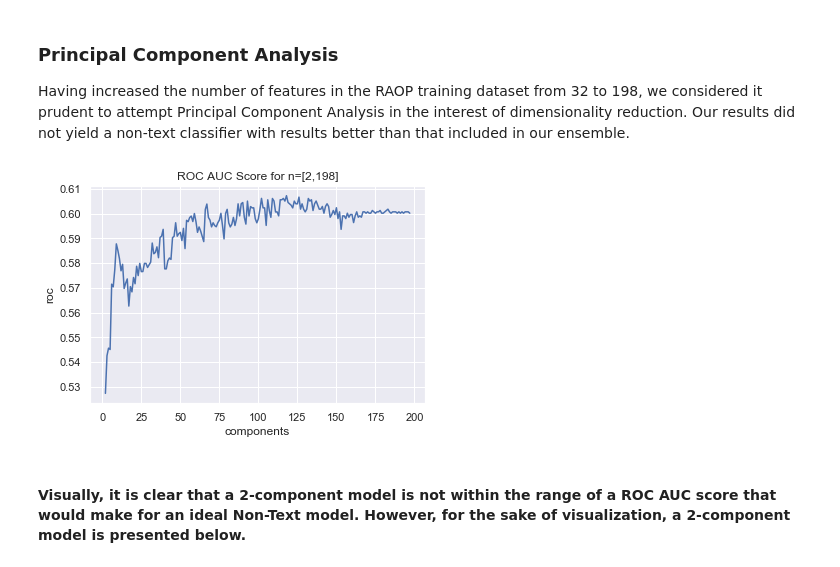
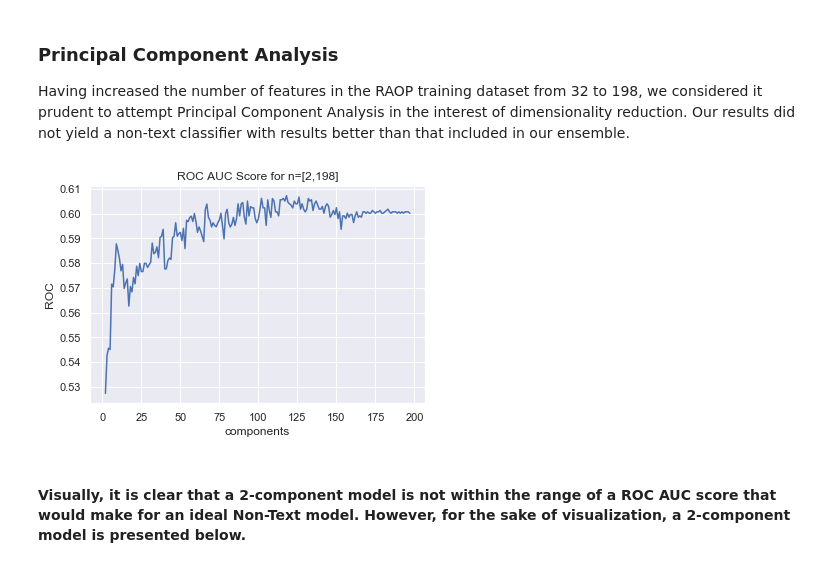
Before and after one commit to gkarnataki/w207-final-project, a Jupyter notebook: RAOP-Final.ipynb, the cells around one changed output. Saved outputs shown, nothing was run; the diff lists cells and outputs as text; code cells hidden in the pictures.

```diff
--- a/RAOP-Final.ipynb
+++ b/RAOP-Final.ipynb
@@ -789,25 +789,26 @@ Having increased the number of features in the RAOP training dataset from 32 to
 # %%
 from sklearn.decomposition import PCA
 
 def run_pca(components):
     roc = []
     for comp in components:
         pca = PCA(n_components=comp)
 
         train_data1_pca = pca.fit_transform(train_data1)
         dev_data1_pca = pca.transform(dev_data1)
 
         lr = LogisticRegression(C=0.01,penalty='l2',random_state=42).fit(train_data1_pca,train_labels)
         roc.append(metrics.roc_auc_score(dev_labels,lr.predict(dev_data1_pca)))
     return roc
 
 components = range(2,198)
 roc = run_pca(components)
-scores = pd.DataFrame({'components':components, 'roc':roc})
-ax = sns.lineplot(x="components", y="roc", data=scores)
+scores = pd.DataFrame({'components':components, 'ROC':roc})
+ax = sns.lineplot(x="components", y="ROC", data=scores)
 ax.set_title('ROC AUC Score for n=[2,198]')
+plt.show()
 # %% [output]
-[figure, old version]
+[figure, new version]
 # %% [markdown]
 #### Visually, it is clear that a 2-component model is not within the range of a ROC AUC score that would make for an ideal Non-Text model. However, for the sake of visualization, a 2-component model is presented below.
 # %%
```
Also changed, not shown: parts of 1 cell of this notebook.
